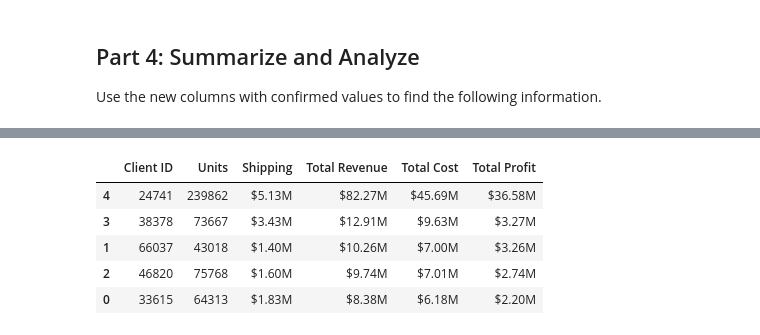
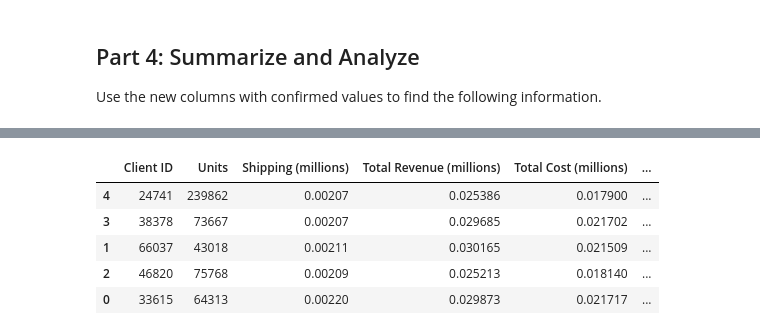
Before and after one commit to aFernandez88/Pandas-challenge-1, a Jupyter notebook: Module 4-Starter_Code/module_4_challenge.ipynb, the cells around one changed output, grey strips where cells are left out. Drawn from its saved outputs; the diff is of its cells as text; code cells hidden in the pictures.

```diff
--- a/Module 4-Starter_Code/module_4_challenge.ipynb
+++ b/Module 4-Starter_Code/module_4_challenge.ipynb
@@ -156,4 +171,5 @@ df.head(3)
 # %%
 # Create a column for the profit of
 # each line using line cost and line price
-df['Profit'] = df['Subtotal'] - df['Total Cost']
+df['Profit'] = df['unit_cost'] - df['unit_price']
+df[['Profit', 'unit_cost', 'unit_price']].head()
@@ -176,6 +206,12 @@ Order 6128929 total: $923441.25
 ## Part 4: Summarize and Analyze
 Use the new columns with confirmed values to find the following information.
 # %%
-# How much did each of the top 5 clients by quantity
+# How much did each of the top 5 clients spend by quantity
 # spend? Check your work from Part 1 for client ids.
+def client_totals(client_id, column):
+    client_df = df.loc[df['client_id'] == client_id, column]
+    return round(client_df.sum(), 2)
+
+for client_id in top_5_client_ids:
+    print(f"{client_id}: ${client_totals(client_id, 'Total Price')}")
 # %% [output]
@@ -189,4 +225,11 @@ Use the new columns with confirmed values to find the following information.
 # for the top 5 clients with the following information:
 # total units purchased, total shipping price,
 # total revenue, and total profit. Sort by total profit.
+data_dict = {'client_id': top_5_client_ids}
+columns = ['qty', 'shipping_price', 'unit_price', 'unit_cost', 'Total Price']
+for col in columns:
+    data_dict[col] = [client_totals(client_id, col) for client_id in top_5_client_ids]
+
+summary_df = pd.DataFrame(data_dict)
+summary_df
 # %% [output]
@@ -200,3 +243,19 @@ Use the new columns with confirmed values to find the following information.
 # Format the data and rename the columns
 # to names suitable for presentation.
 # Currency should be in millions of dollars.
+money_cols = ['unit_price', 'shipping_price', 'unit_cost', 'Total Price']
+def currency_format_millions(amount):
+    return amount/1000000
+for col in money_cols:
+    summary_df[col] = summary_df[col].apply(currency_format_millions)
+rename_dict = {
+    'client_id': 'Client ID',
+    'unit_price': 'Total Revenue (millions)',
+    'shipping_price': 'Shipping (millions)',
+    'qty': 'Units',
+    'unit_cost': 'Total Cost (millions)',
+    'Total Price': 'Total Price (millions)'
+}
+
+summary_df = summary_df.rename(columns = rename_dict)
+summary_df
@@ -203,9 +269,11 @@ Use the new columns with confirmed values to find the following information.
 # %%
 # Sort the updated data by "Total Profit" form highest to lowest
+summary_sort_df = summary_df.sort_values('Total Price (millions)', ascending=False)
+summary_sort_df
 # %% [output]
-|  | Client ID | Units | Shipping | Total Revenue | Total Cost | Total Profit |
-| 4 | 24741 | 239862 | $5.13M | $82.27M | $45.69M | $36.58M |
-| 3 | 38378 | 73667 | $3.43M | $12.91M | $9.63M | $3.27M |
-| 1 | 66037 | 43018 | $1.40M | $10.26M | $7.00M | $3.26M |
-| 2 | 46820 | 75768 | $1.60M | $9.74M | $7.01M | $2.74M |
-| 0 | 33615 | 64313 | $1.83M | $8.38M | $6.18M | $2.20M |
+|  | Client ID | Units | Shipping (millions) | Total Revenue (millions) | Total Cost (millions) | ... |
+| 4 | 24741 | 239862 | 0.00207 | 0.025386 | 0.017900 | ... |
+| 3 | 38378 | 73667 | 0.00207 | 0.029685 | 0.021702 | ... |
+| 1 | 66037 | 43018 | 0.00211 | 0.030165 | 0.021509 | ... |
+| 2 | 46820 | 75768 | 0.00209 | 0.025213 | 0.018140 | ... |
+| 0 | 33615 | 64313 | 0.00220 | 0.029873 | 0.021717 | ... |
```
Also changed, not shown: parts of 10 cells of this notebook.
